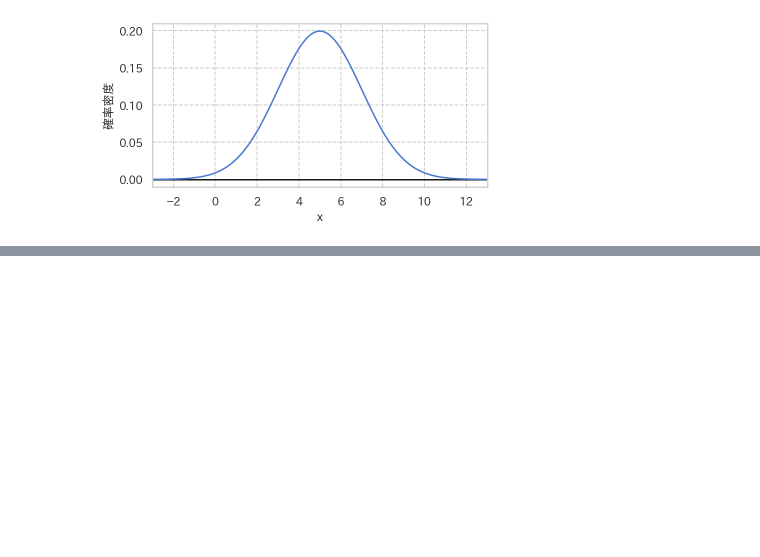
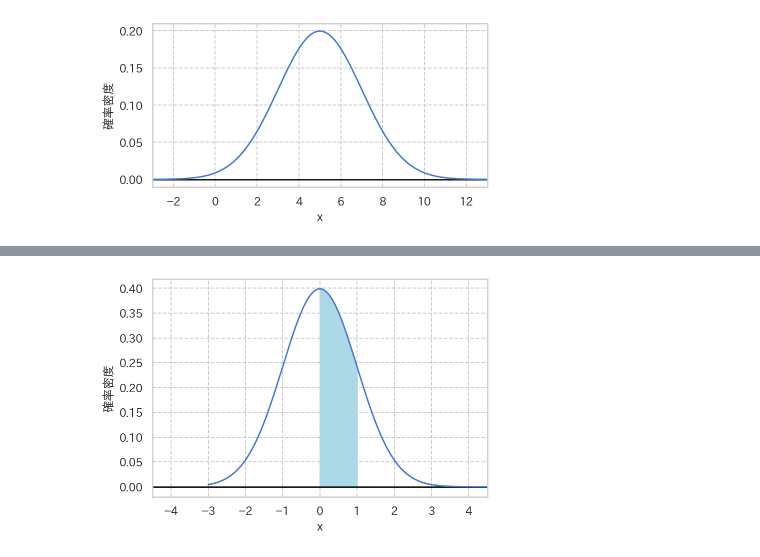
Before and after one commit to zfukuoka/Copying_a_sutra, a Jupyter notebook: SoftwareDesign202010_01/SoftwareDesign202010_0103.ipynb, the cells around one changed output, grey strips where cells are left out. Drawn from its saved outputs; the diff is of its cells as text; code cells hidden in the pictures; blank space fills up the shorter version.

```diff
--- a/SoftwareDesign202010_01/SoftwareDesign202010_0103.ipynb
+++ b/SoftwareDesign202010_01/SoftwareDesign202010_0103.ipynb
@@ -342,0 +356,12 @@ plt.show()
+# %%
+xx2 = np.linspace(0, 1, 101)
+
+plt.plot([-5, 5], [0, 0], c="k")
+plt.plot(xx, normal_distribution(xx, 0, 1))
+plt.fill_between(xx2, normal_distribution(xx2, 0, 1), color="lightblue")
+plt.xlabel("x")
+plt.ylabel("確率密度")
+plt.xlim(-4.5, 4.5)
+plt.show()
+# %% [output]
+[figure, added]
```
Also changed, not shown: parts of 3 cells of this notebook.
